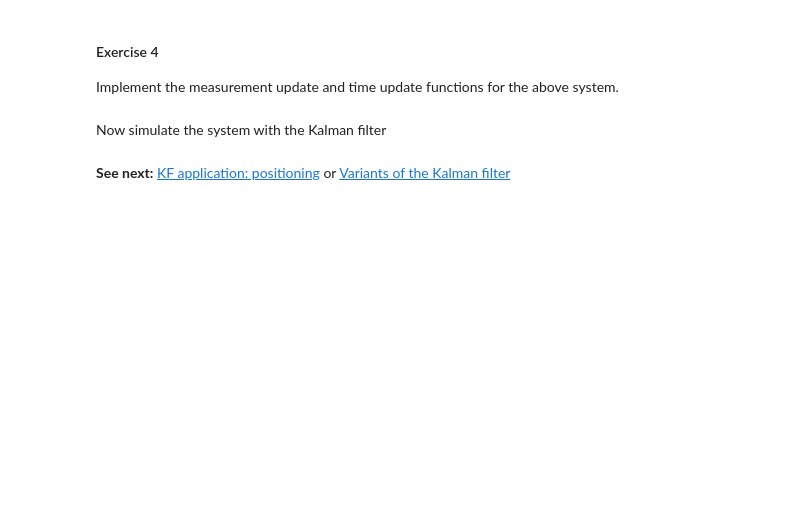
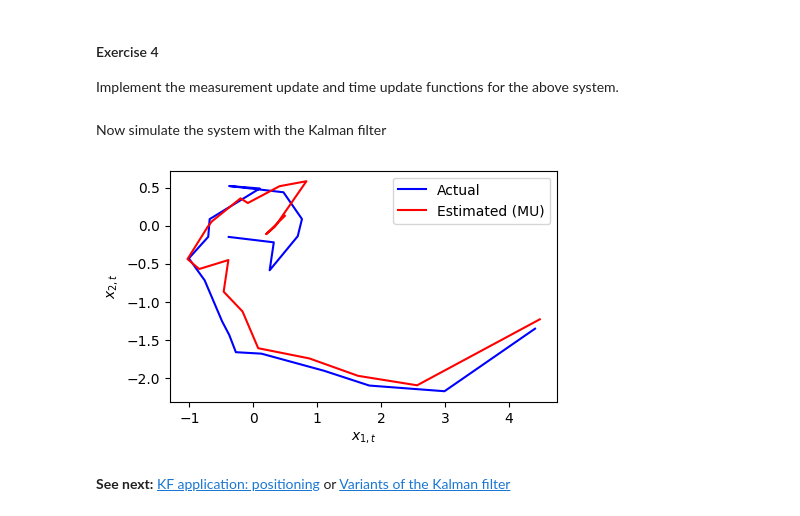
Before and after one commit to Gijinkstra/EstimationTheoryNotebooks, a Jupyter notebook: 2_kalman/2_kalman_basic.ipynb, the cells around one changed output. Drawn from its saved outputs; the diff is of its cells as text; code cells hidden in the pictures; blank space fills up the shorter version.

```diff
--- a/2_kalman/2_kalman_basic.ipynb
+++ b/2_kalman/2_kalman_basic.ipynb
@@ -347,34 +443,38 @@ Now simulate the system with the Kalman filter
 plt.figure(figsize=(5, 3))
 n_sim = 20
 
 x = np.random.multivariate_normal(x0_mean, x0_var, 1).T # random initial state
-sigma_tu, x_tu = x0_var, x0_mean.reshape((2, 1)) # initialisation
+sigma_tu = x0_var # P0
+x_tu = x0_mean.reshape((2, 1)) # initialisation
 
 x_cache = np.zeros((n_sim, 2))
 x_mu_cache = np.zeros((n_sim-1, 2))
 x_cache[0, :] = x.T
 for t in range(n_sim - 1):
     # i. Obtain measurement
     v = np.random.normal(0, np.sqrt(R), 1)
     y = C @ x + v
 
     # ii. Measurement update
     sigma_mu, x_mu = measurement_update(sigma_tu, x_tu, y)
     x_mu_cache[t, :] = x_mu.T
 
     # iii. Time update
     sigma_tu, x_tu = time_update(sigma_mu, x_mu)
-    w = np.random.multivariate_normal([0, 0], Q, 1).T
+
 
     # iv. System dynamics
+    w = np.random.multivariate_normal([0, 0], Q, 1).T
     x = A @ x + w
     x_cache[t+1, :] = x.T
 
 
 plt.plot(x_cache[:, 0], x_cache[:, 1], 'b-', label='Actual')
 plt.plot(x_mu_cache[:, 0], x_mu_cache[:, 1], 'r-', label='Estimated (MU)')
 plt.xlabel('$x_{1, t}$'); plt.ylabel('$x_{2, t}$')
 plt.legend()
 plt.show()
+# %% [output]
+[figure, added]
 # %% [markdown]
 **See next:** [KF application: positioning](./3_kf_positioning.ipynb) or [Variants of the Kalman filter](./4_kalman_variants.ipynb)
```
Also changed, not shown: parts of 17 cells of this notebook, 1 other file.
